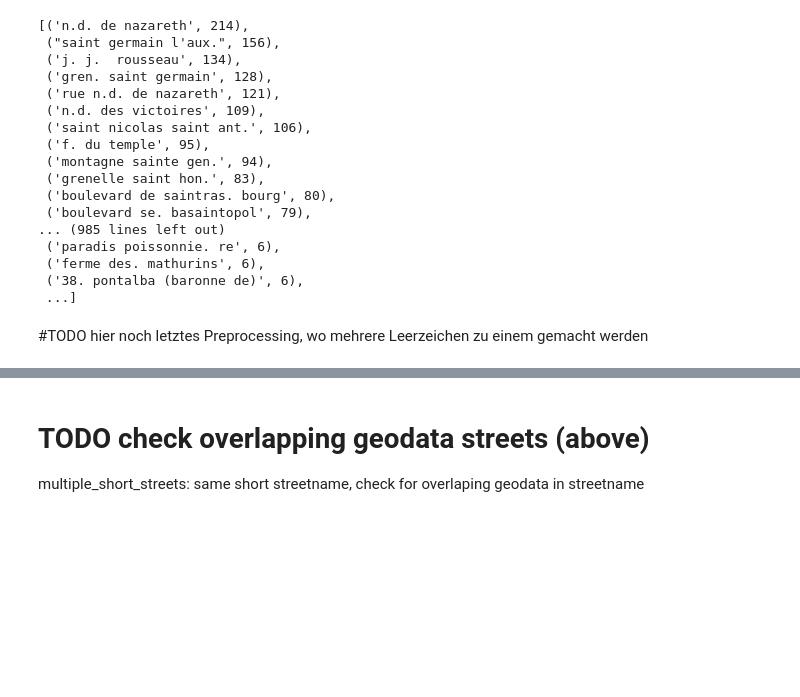
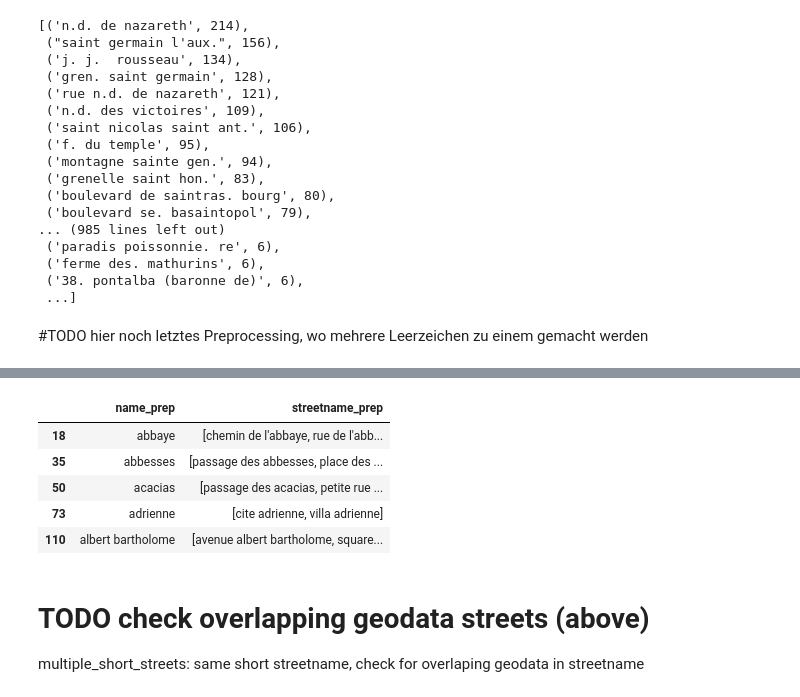
Before and after one commit to leamarxen/Paris_City_Project, a Jupyter notebook: Preprocessing.ipynb, the cells around one changed output, grey strips where cells are left out. Saved outputs shown, nothing was run; the diff lists cells and outputs as text; code cells hidden in the pictures; blank space fills up the shorter version.

```diff
--- a/Preprocessing.ipynb
+++ b/Preprocessing.ipynb
@@ -260,3 +257,12 @@ See the caveats in the documentation: https://pandas.pydata.org/pandas-docs/stab
+# %%
+multiple_short_streets.head(5)
+# %% [output]
+|  | name_prep | streetname_prep |
+| 18 | abbaye | [chemin de l'abbaye, rue de l'abb... |
+| 35 | abbesses | [passage des abbesses, place des ... |
+| 50 | acacias | [passage des acacias, petite rue ... |
+| 73 | adrienne | [cite adrienne, villa adrienne] |
+| 110 | albert bartholome | [avenue albert bartholome, square... |
 # %% [markdown]
 # TODO check overlapping geodata streets (above)
 multiple_short_streets: same short streetname, check for overlaping geodata in streetname
```
Also changed, not shown: parts of 9 cells of this notebook, 3 other files.
